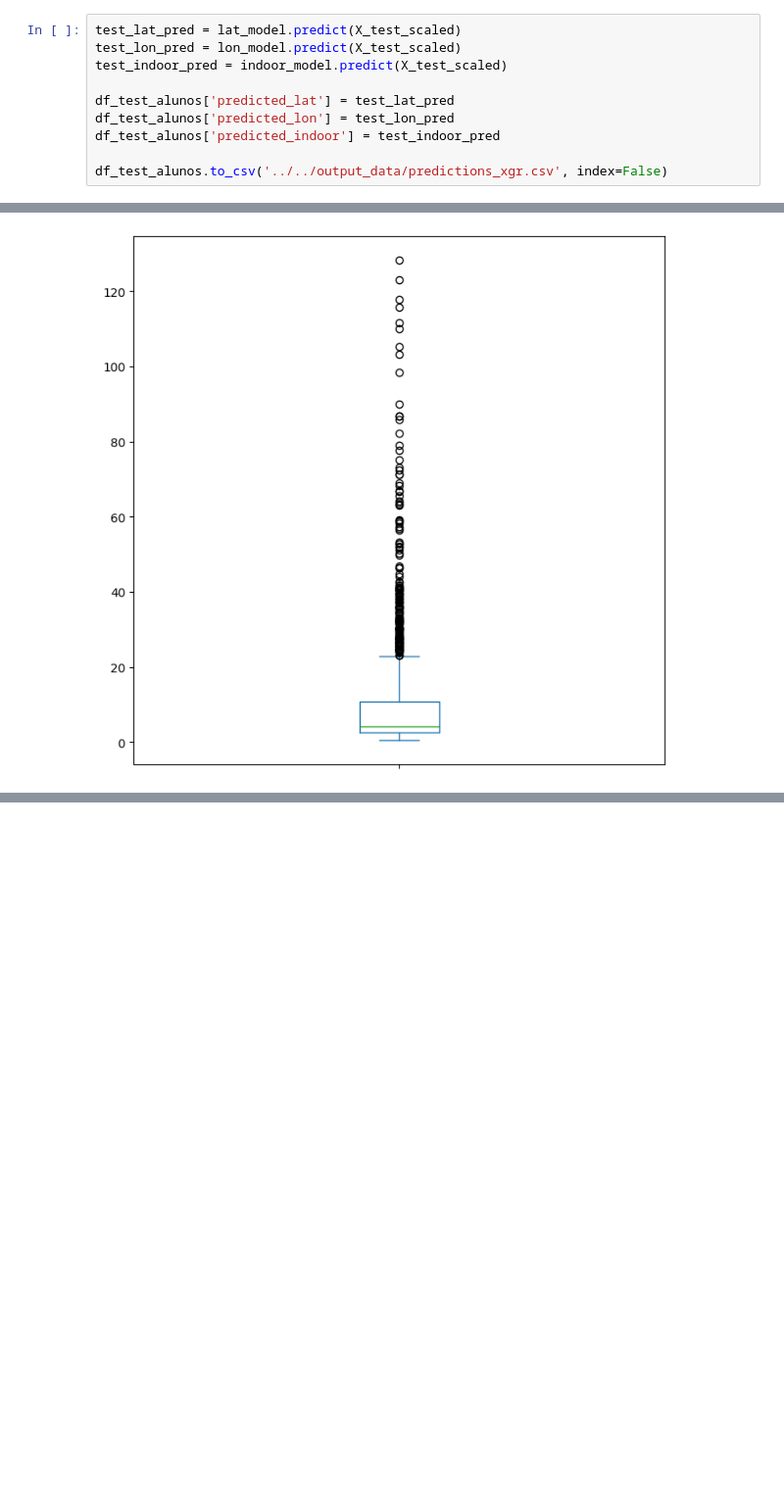
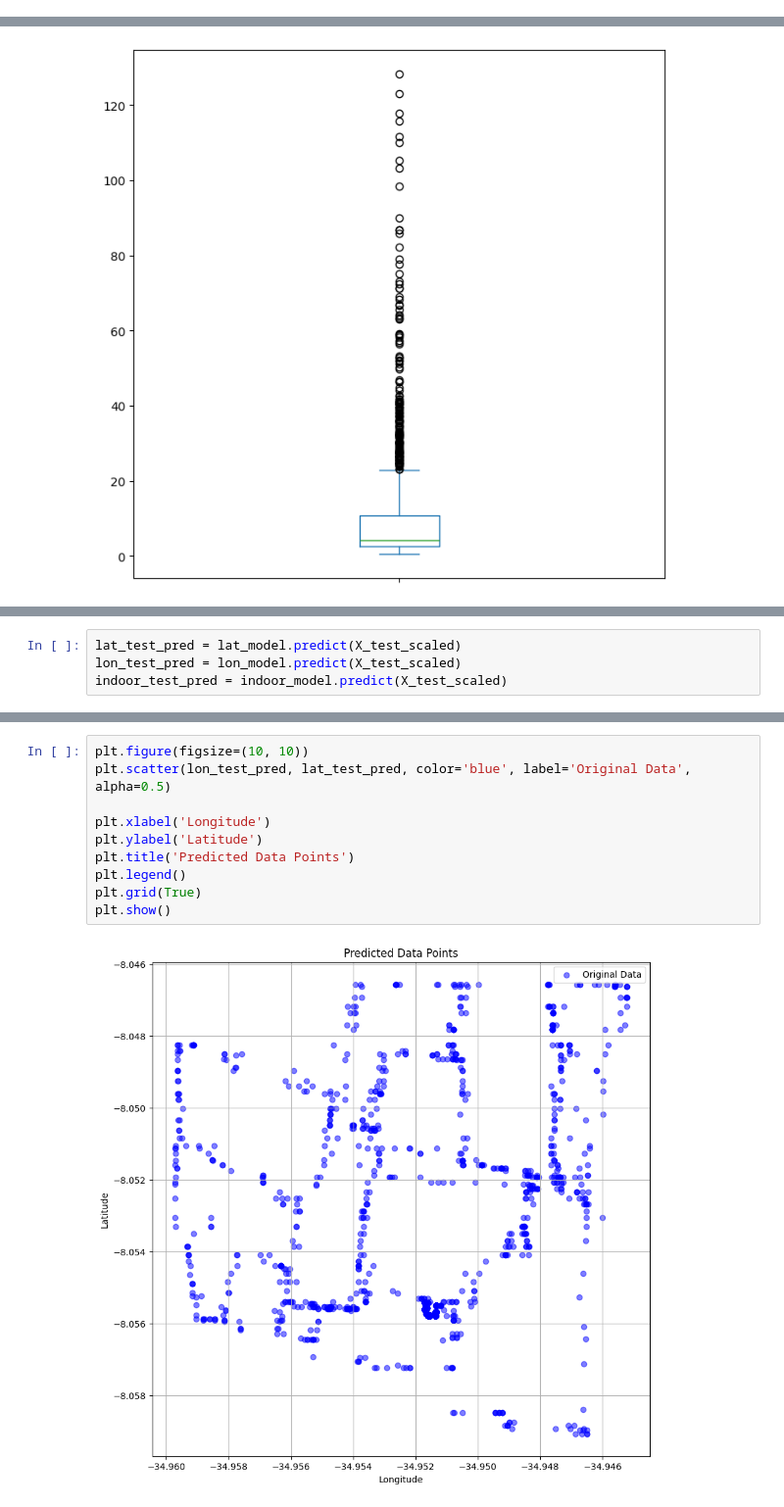
Before and after one commit to FilipeGomesMelo/localizacao, a Jupyter notebook: localization_techniques/XGBregression/xgb.ipynb, the cells around one changed output, grey strips where cells are left out. Shown: that part at 98% size. Cells and saved outputs as stored; diff of their text form; blank space fills up the shorter version.

Commit message:
test-xgb

```diff
--- a/localization_techniques/XGBregression/xgb.ipynb
+++ b/localization_techniques/XGBregression/xgb.ipynb
@@ -119,16 +116,6 @@ plt.grid(True)
 plt.show()
 # %% [output]
 [figure]
-# %%
-test_lat_pred = lat_model.predict(X_test_scaled)
-test_lon_pred = lon_model.predict(X_test_scaled)
-test_indoor_pred = indoor_model.predict(X_test_scaled)
-
-df_test_alunos['predicted_lat'] = test_lat_pred
-df_test_alunos['predicted_lon'] = test_lon_pred
-df_test_alunos['predicted_indoor'] = test_indoor_pred
-
-df_test_alunos.to_csv('../../output_data/predictions_xgr.csv', index=False)
 # %%
 def haversine(lat1, lon1, lat2, lon2):
     lat1, lon1, lat2, lon2 = map(np.radians, [lat1, lon1, lat2, lon2])
@@ -178,0 +169,4 @@ distances.plot(kind='box', figsize=(8,8))
+# %%
+lat_test_pred = lat_model.predict(X_test_scaled)
+lon_test_pred = lon_model.predict(X_test_scaled)
+indoor_test_pred = indoor_model.predict(X_test_scaled)
@@ -178,0 +192,12 @@ distances.plot(kind='box', figsize=(8,8))
+# %%
+plt.figure(figsize=(10, 10))
+plt.scatter(lon_test_pred, lat_test_pred, color='blue', label='Original Data', alpha=0.5)
+
+plt.xlabel('Longitude')
+plt.ylabel('Latitude')
+plt.title('Predicted Data Points')
+plt.legend()
+plt.grid(True)
+plt.show()
+# %% [output]
+[figure, added]
```
Also changed, not shown: parts of 8 cells of this notebook, 1 other file.
